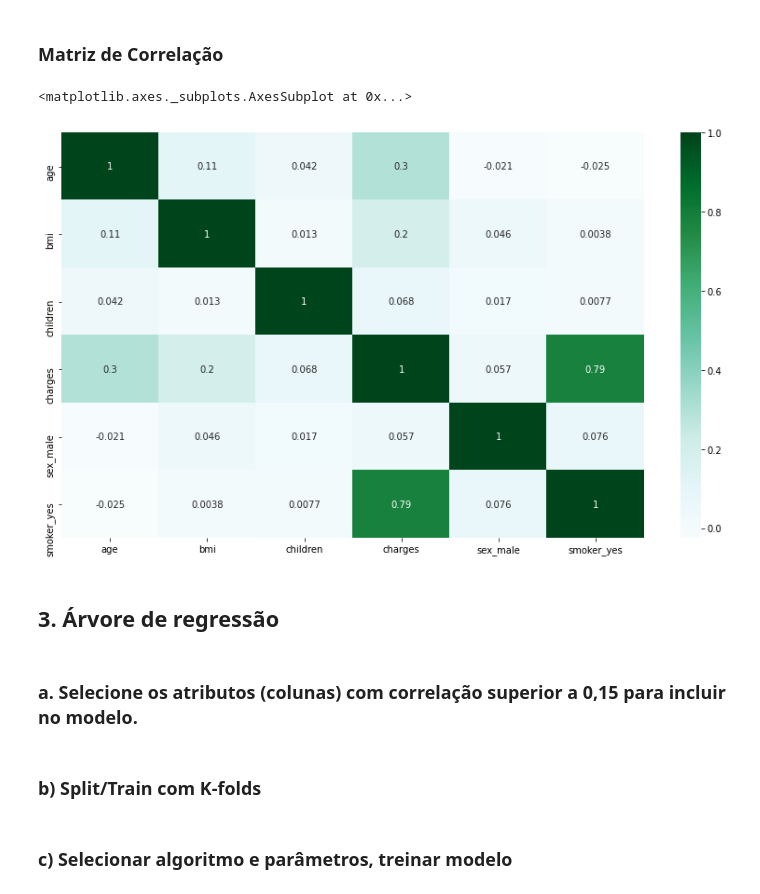
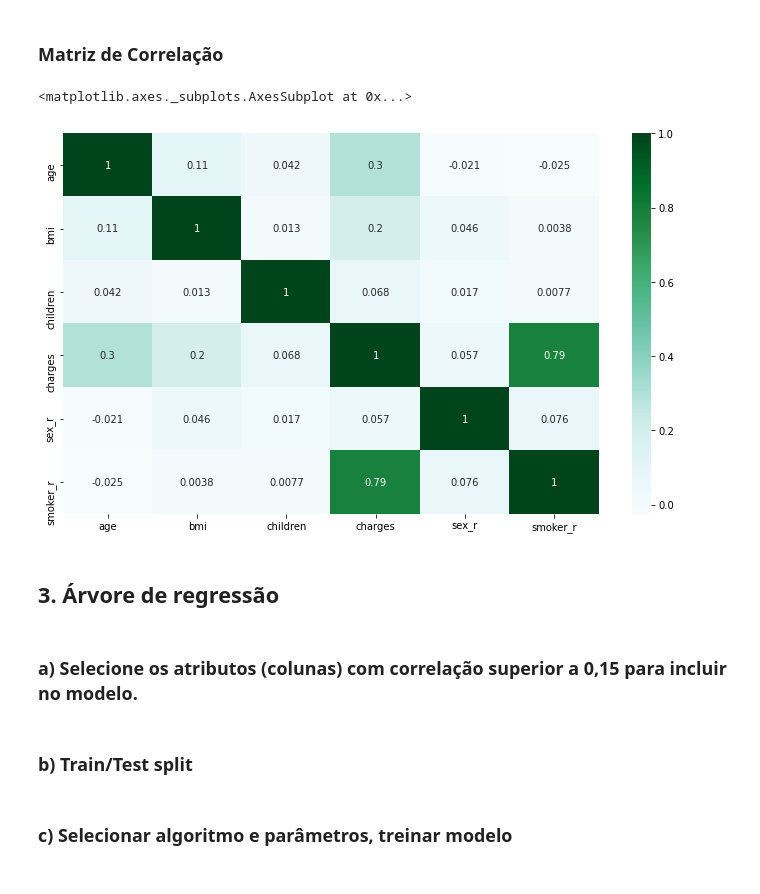
Before and after one commit to zetta-academy/exp-curso-python-saude, a Jupyter notebook: PySaude_03_python_arvore_regressao_projeto_final.ipynb, the cells around one changed output. Cells and saved outputs as stored; diff of their text form; code cells hidden in the pictures.

```diff
--- a/PySaude_03_python_arvore_regressao_projeto_final.ipynb
+++ b/PySaude_03_python_arvore_regressao_projeto_final.ipynb
@@ -114,6 +109,10 @@ Name: region, dtype: int64
 # %%
-X = pd.get_dummies(df.drop('region', axis=1), drop_first=True) # Salvamos o resultado em outra variável
-                                        # que será utilizada futuramente
+df['sex_r'] = df['sex'].map({'female': 0, 'male': 1})
+df['smoker_r'] = df['smoker'].map({'no': 0, 'yes': 1})
+
+X = df.drop(['region', 'smoker', 'sex'], axis=1) # Salvamos o resultado em outra
+                                                 # variável que será utilizada
+                                                 # futuramente.
 # %%
 X.head()
 # %% [output]
@@ -168,17 +159,17 @@ Name: charges, dtype: float64
 # %% [markdown]
 ### Matriz de Correlação
 # %%
-plt.figure(figsize=(14,8))
+plt.figure(figsize=(12,7))
 sns.heatmap(X.corr(),
             cmap='BuGn',
             annot=True)
 # %% [output]
 <matplotlib.axes._subplots.AxesSubplot at 0x...>
-[figure, old version]
+[figure, new version]
 # %% [markdown]
 ## **3. Árvore de regressão** <a name="tree"></a>
 # %% [markdown]
-### a. Selecione os atributos (colunas) com correlação superior a 0,15 para incluir no modelo.
+### a) Selecione os atributos (colunas) com correlação superior a 0,15 para incluir no modelo.
 # %%
 ## EXERCICIO 09 [8 pontos]. Selecione os atributos editando a lista abaixo:
 lista_de_variaveis = [None]
@@ -188,7 +179,7 @@ X = X[lista_de_variaveis]
 
 y = df['charges']
 # %% [markdown]
-### b) Split/Train com K-folds
+### b) Train/Test split
 # %%
 X_train, X_test, y_train, y_test = train_test_split(X, y, test_size=0.3, random_state=0)
 # %% [markdown]
```
Also changed, not shown: parts of 25 cells of this notebook.
